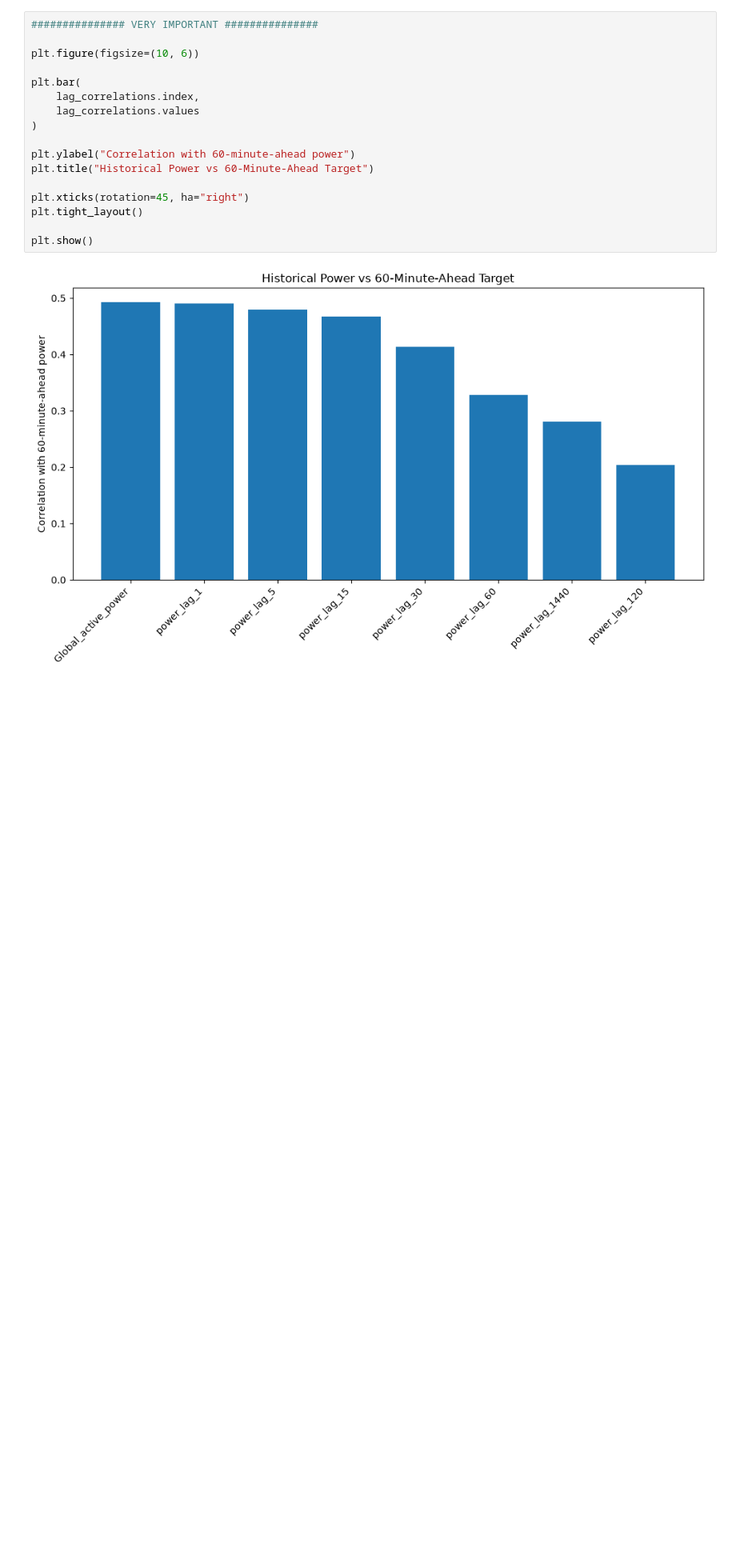
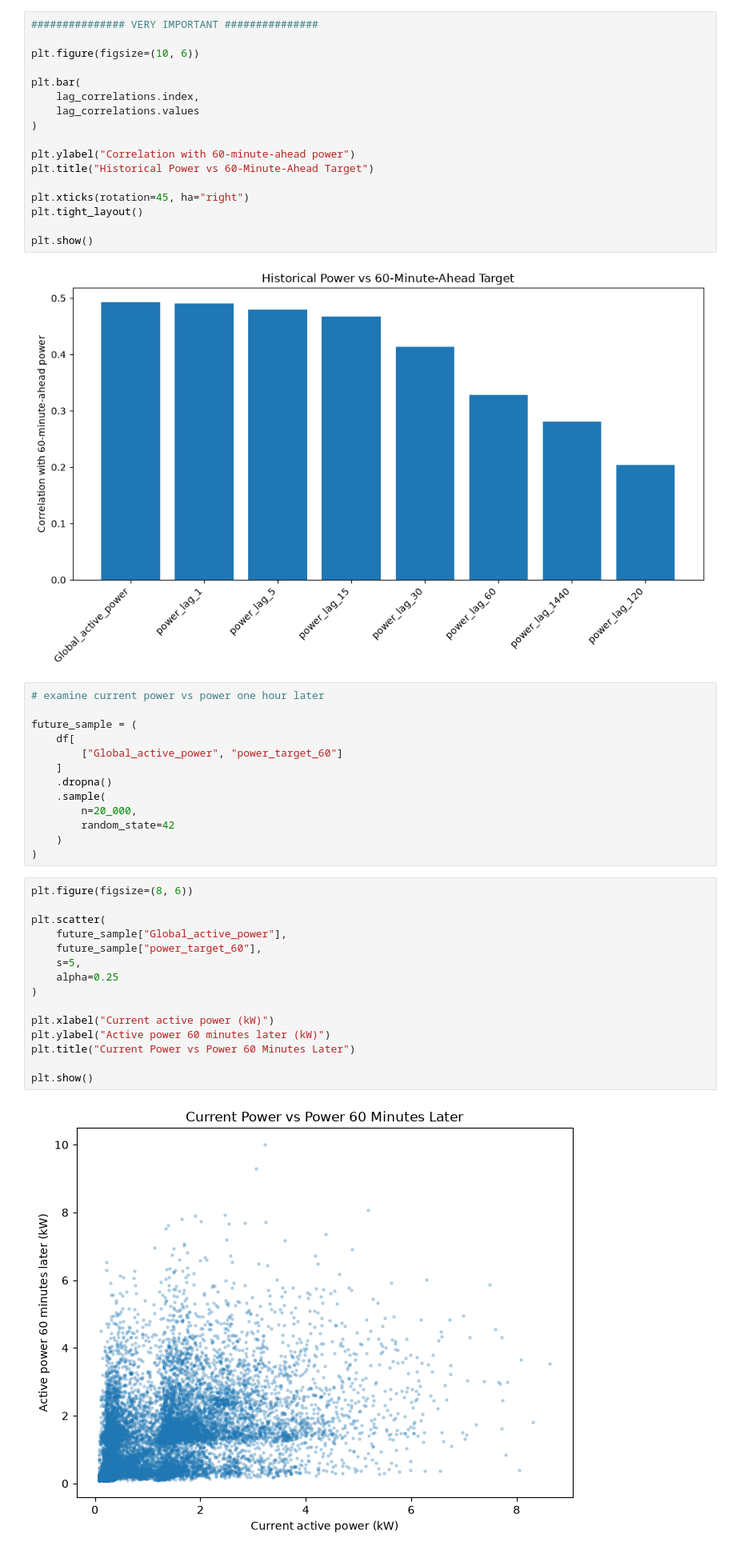
Before and after one commit to dmurray-data/deep-learning-tabular, a Jupyter notebook: notebooks/02_eda.ipynb, the cells around one changed output. Shown at 80% size. Saved outputs shown, nothing was run; the diff lists cells and outputs as text; blank space fills up the shorter version.

```diff
--- a/notebooks/02_eda.ipynb
+++ b/notebooks/02_eda.ipynb
@@ -455,3 +455,33 @@ plt.tight_layout()
 plt.show()
 # %% [output]
 [figure]
+# %%
+# examine current power vs power one hour later
+
+future_sample = (
+    df[
+        ["Global_active_power", "power_target_60"]
+    ]
+    .dropna()
+    .sample(
+        n=20_000,
+        random_state=42
+    )
+)
+# %%
+plt.figure(figsize=(8, 6))
+
+plt.scatter(
+    future_sample["Global_active_power"],
+    future_sample["power_target_60"],
+    s=5,
+    alpha=0.25
+)
+
+plt.xlabel("Current active power (kW)")
+plt.ylabel("Active power 60 minutes later (kW)")
+plt.title("Current Power vs Power 60 Minutes Later")
+
+plt.show()
+# %% [output]
+[figure, added]
```
Also changed, not shown: parts of 4 cells of this notebook.
